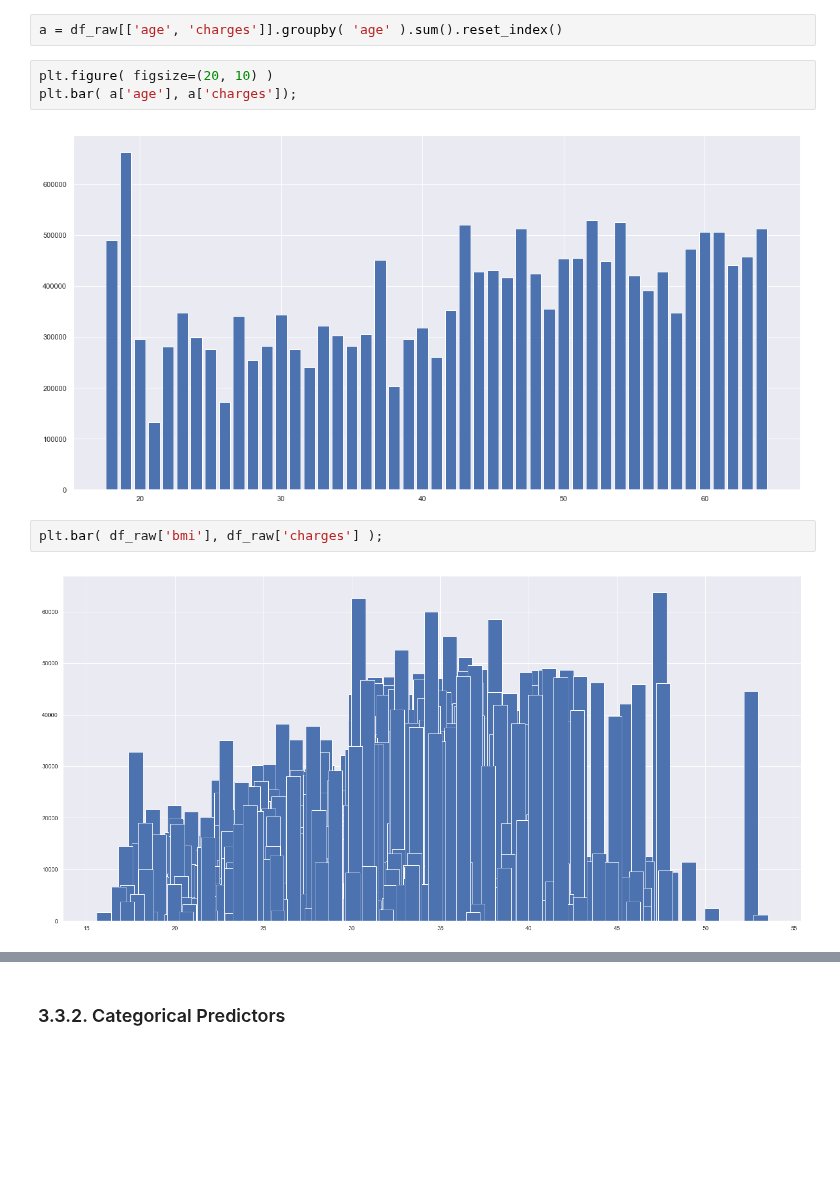
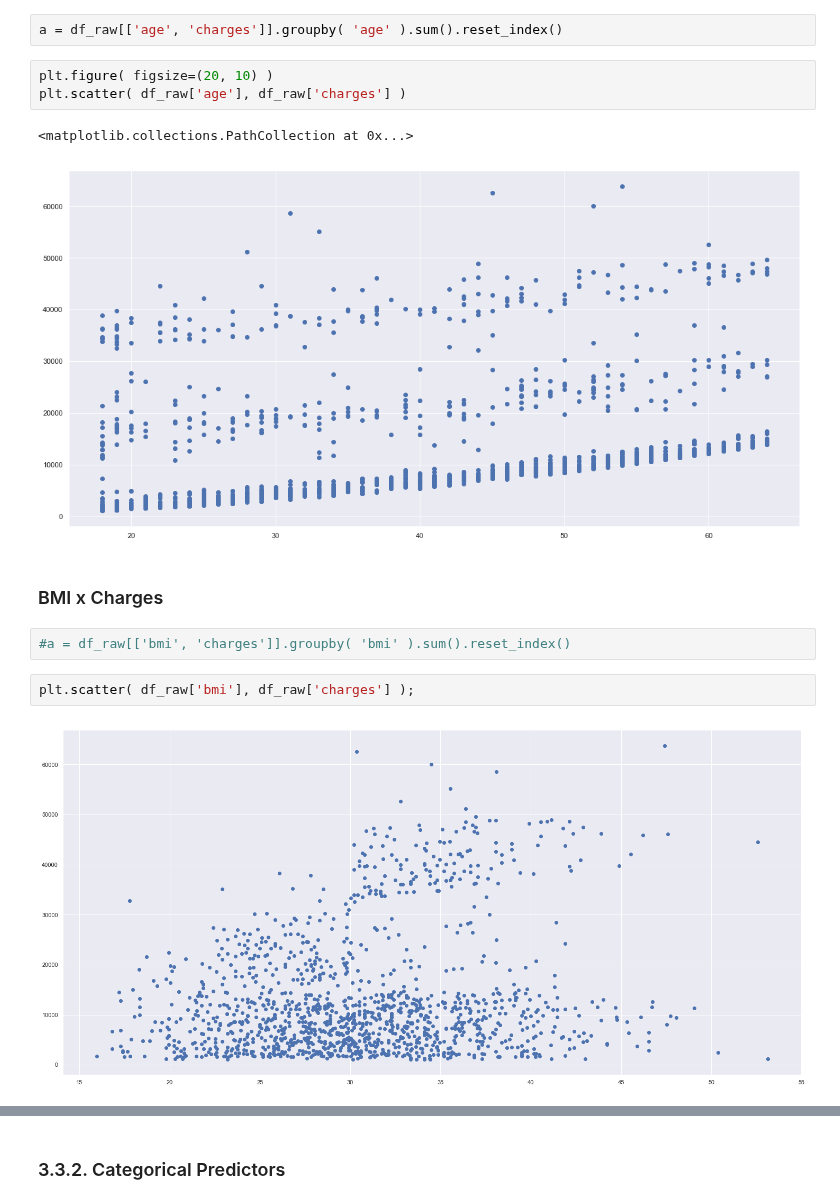
Before and after one commit to Meigarom/Predictive-Analytics, a Jupyter notebook: notebooks/Predictive-Analytics-Look.ipynb, the cells around one changed output, grey strips where cells are left out. Drawn from its saved outputs; the diff is of its cells as text; blank space fills up the shorter version.

```diff
--- a/notebooks/Predictive-Analytics-Look.ipynb
+++ b/notebooks/Predictive-Analytics-Look.ipynb
@@ -113,10 +113,15 @@ Name: charges, dtype: float64
 a = df_raw[['age', 'charges']].groupby( 'age' ).sum().reset_index()
 # %%
 plt.figure( figsize=(20, 10) )
-plt.bar( a['age'], a['charges']);
+plt.scatter( df_raw['age'], df_raw['charges'] )
 # %% [output]
+<matplotlib.collections.PathCollection at 0x...>
-[figure, old version]
+[figure, new version]
+# %% [markdown]
+### BMI x Charges
+# %%
+#a = df_raw[['bmi', 'charges']].groupby( 'bmi' ).sum().reset_index()
 # %%
-plt.bar( df_raw['bmi'], df_raw['charges'] );
+plt.scatter( df_raw['bmi'], df_raw['charges'] );
 # %% [output]
-[figure, old version]
+[figure, new version]
```
Also changed, not shown: parts of 5 cells of this notebook.
